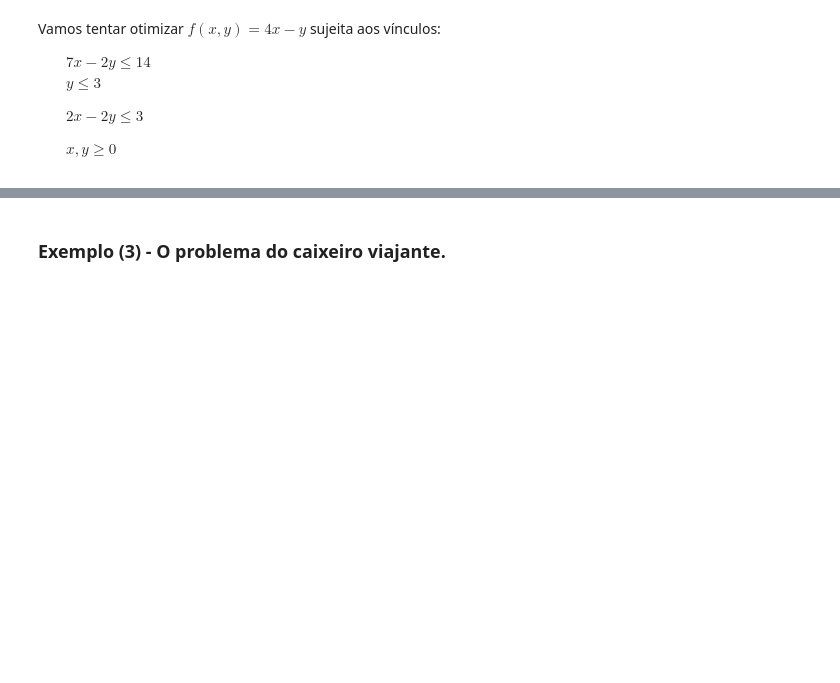
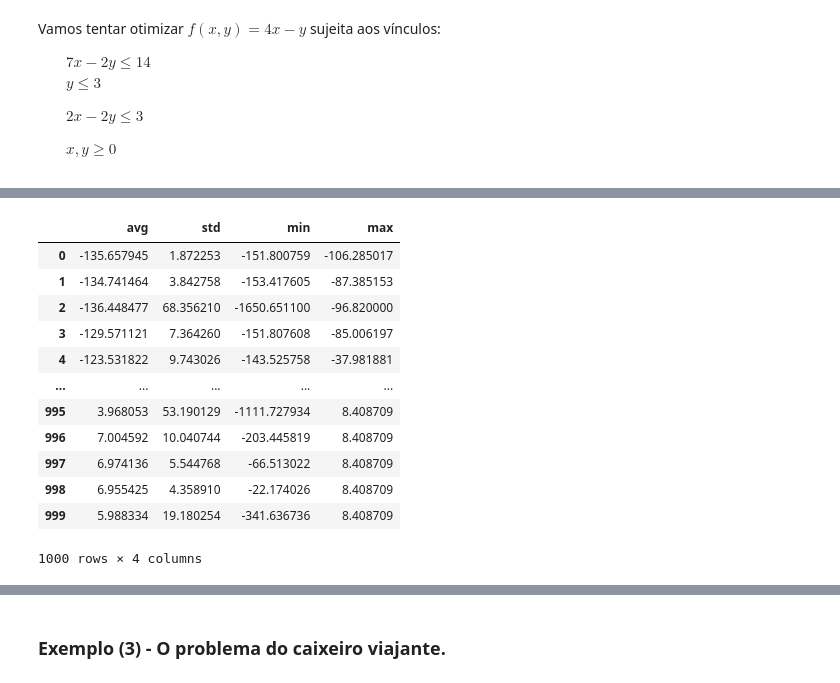
Before and after one commit to GCozzella/projects, a Jupyter notebook: genetic_algorithms/GeneticAlgorithm.ipynb, the cells around one changed output, grey strips where cells are left out. Drawn from its saved outputs; the diff is of its cells as text; code cells hidden in the pictures; blank space fills up the shorter version.

```diff
--- a/genetic_algorithms/GeneticAlgorithm.ipynb
+++ b/genetic_algorithms/GeneticAlgorithm.ipynb
@@ -334,3 +272,19 @@ pop = main()
+# %%
+pd.DataFrame(record_2)
+# %% [output]
+|  | avg | std | min | max |
+| 0 | -135.657945 | 1.872253 | -151.800759 | -106.285017 |
+| 1 | -134.741464 | 3.842758 | -153.417605 | -87.385153 |
+| 2 | -136.448477 | 68.356210 | -1650.651100 | -96.820000 |
+| 3 | -129.571121 | 7.364260 | -151.807608 | -85.006197 |
+| 4 | -123.531822 | 9.743026 | -143.525758 | -37.981881 |
+| ... | ... | ... | ... | ... |
+| 995 | 3.968053 | 53.190129 | -1111.727934 | 8.408709 |
+| 996 | 7.004592 | 10.040744 | -203.445819 | 8.408709 |
+| 997 | 6.974136 | 5.544768 | -66.513022 | 8.408709 |
+| 998 | 6.955425 | 4.358910 | -22.174026 | 8.408709 |
+| 999 | 5.988334 | 19.180254 | -341.636736 | 8.408709 |
+1000 rows × 4 columns
 # %%
 #Sol. exata:
 #x = 20/7 ~ 2.8571
```
Also changed, not shown: parts of 21 cells of this notebook.
